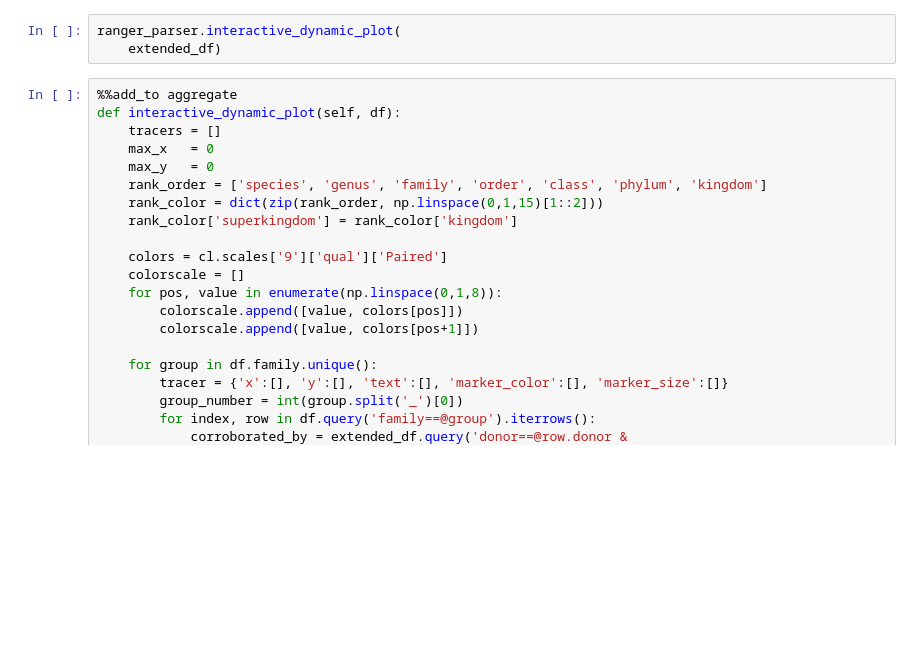
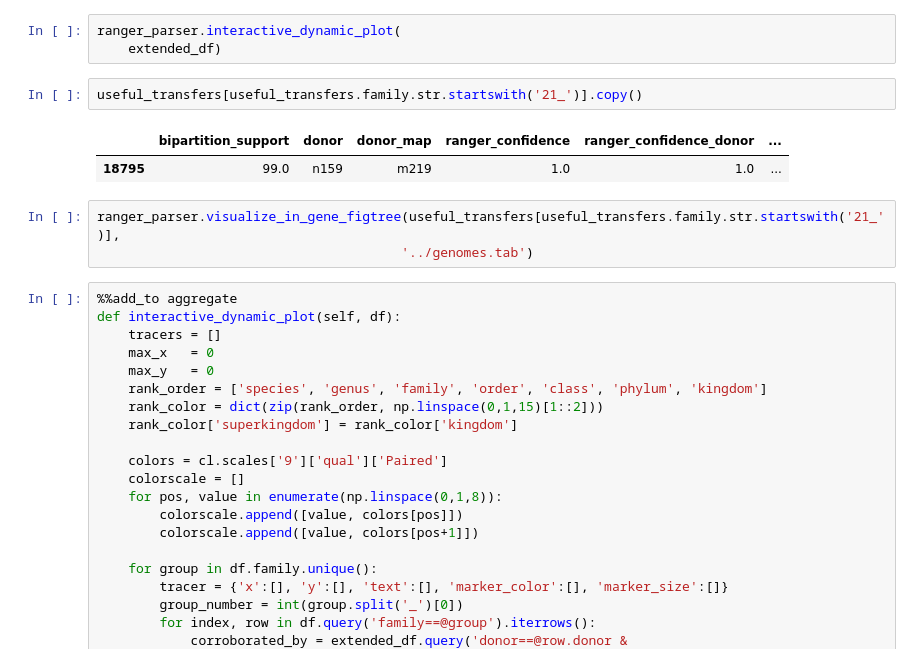
Before and after one commit to lthiberiol/jupyter_notebooks, a Jupyter notebook: kelsey/identify_transfers.ipynb, the cells around one changed output. Saved outputs shown, nothing was run; the diff lists cells and outputs as text; blank space fills up the shorter version.

```diff
--- a/kelsey/identify_transfers.ipynb
+++ b/kelsey/identify_transfers.ipynb
@@ -371,6 +371,14 @@ ranger_parser.visualize_in_gene_figtree(useful_transfers, '../genomes.tab')
 # %%
 ranger_parser.interactive_dynamic_plot(
     extended_df)
+# %%
+useful_transfers[useful_transfers.family.str.startswith('21_')].copy()
+# %% [output]
+|  | bipartition_support | donor | donor_map | ranger_confidence | ranger_confidence_donor | ... |
+| 18795 | 99.0 | n159 | m219 | 1.0 | 1.0 | ... |
+# %%
+ranger_parser.visualize_in_gene_figtree(useful_transfers[useful_transfers.family.str.startswith('21_')],
+                                       '../genomes.tab')
 # %%
 %%add_to aggregate
 def interactive_dynamic_plot(self, df):
```
Also changed, not shown: 4 other files.
